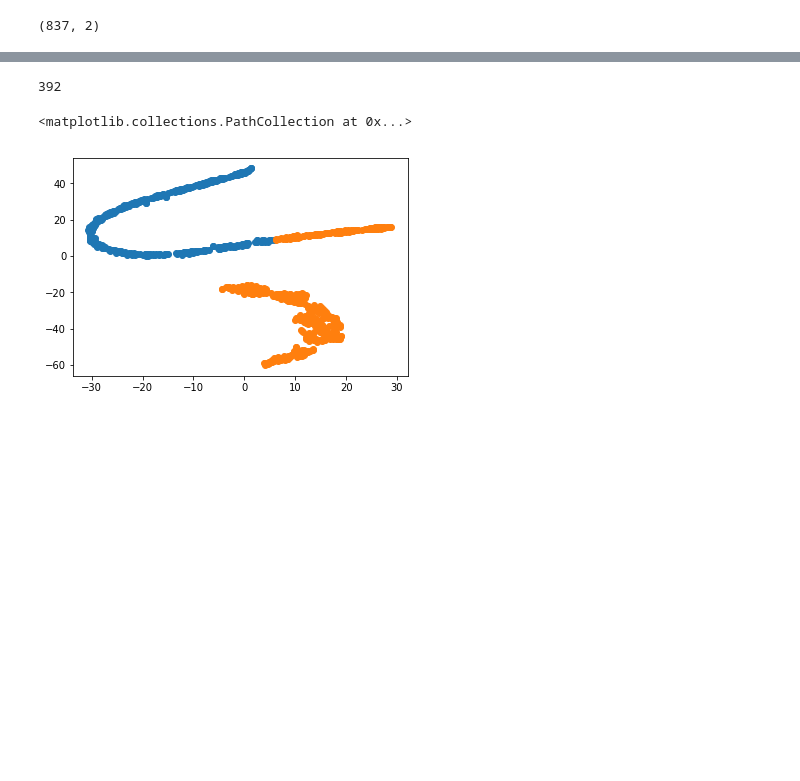
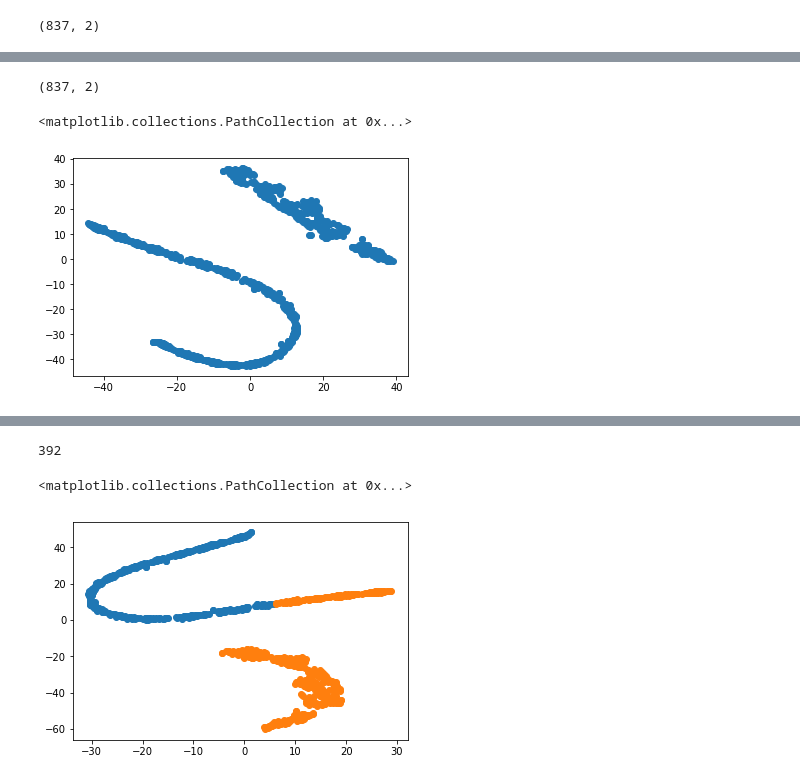
Before and after one commit to Ruijin1988/GIT, a Jupyter notebook: take_home.ipynb, the cells around one changed output, grey strips where cells are left out. Saved outputs shown, nothing was run; the diff lists cells and outputs as text; code cells hidden in the pictures; blank space fills up the shorter version.

```diff
--- a/take_home.ipynb
+++ b/take_home.ipynb
@@ -529,0 +545,17 @@ plt.scatter(X_embedded[churn_index][:,0],X_embedded[churn_index][:,1])
+# %%
+X_test,Y_test = [],[]
+X_train,Y_train=[],[]
+cumulate_index_churn=0
+cumulate_index_unchurn=0
+for counter,i in enumerate(Y):
+    if i == 1 and cumulate_index_churn<=10:
+        cumulate_index_churn += 1
+        X_test.append(X[counter])
+        Y_test.append(Y[counter])
+    elif i == 0 and cumulate_index_unchurn<=10:
+        cumulate_index_unchurn += 1
+        X_test.append(X[counter])
+        Y_test.append(Y[counter])
+    else:
+        X_train.append(X[counter])
+        Y_train.append(Y[counter])
@@ -529,0 +626,4 @@ plt.scatter(X_embedded[churn_index][:,0],X_embedded[churn_index][:,1])
+# %%
+X_double = []
+for elem in driver_freq_dict.keys():
+    X_double.append(driver_freq_dict[elem])
@@ -529,0 +660,15 @@ plt.scatter(X_embedded[churn_index][:,0],X_embedded[churn_index][:,1])
+# %%
+import numpy as np
+from sklearn.manifold import TSNE
+X = []
+for elem in driver_freq_dict.keys():
+    X.append(driver_freq_dict[elem])
+X_embedded_double = TSNE(n_components=2).fit_transform(X)
+X_embedded_double.shape
+# %% [output]
+(837, 2)
+# %%
+plt.scatter(X_embedded_double[:,0],X_embedded_double[:,1])
+# %% [output]
+<matplotlib.collections.PathCollection at 0x...>
+[figure, added]
```
Also changed, not shown: parts of 15 cells of this notebook.
